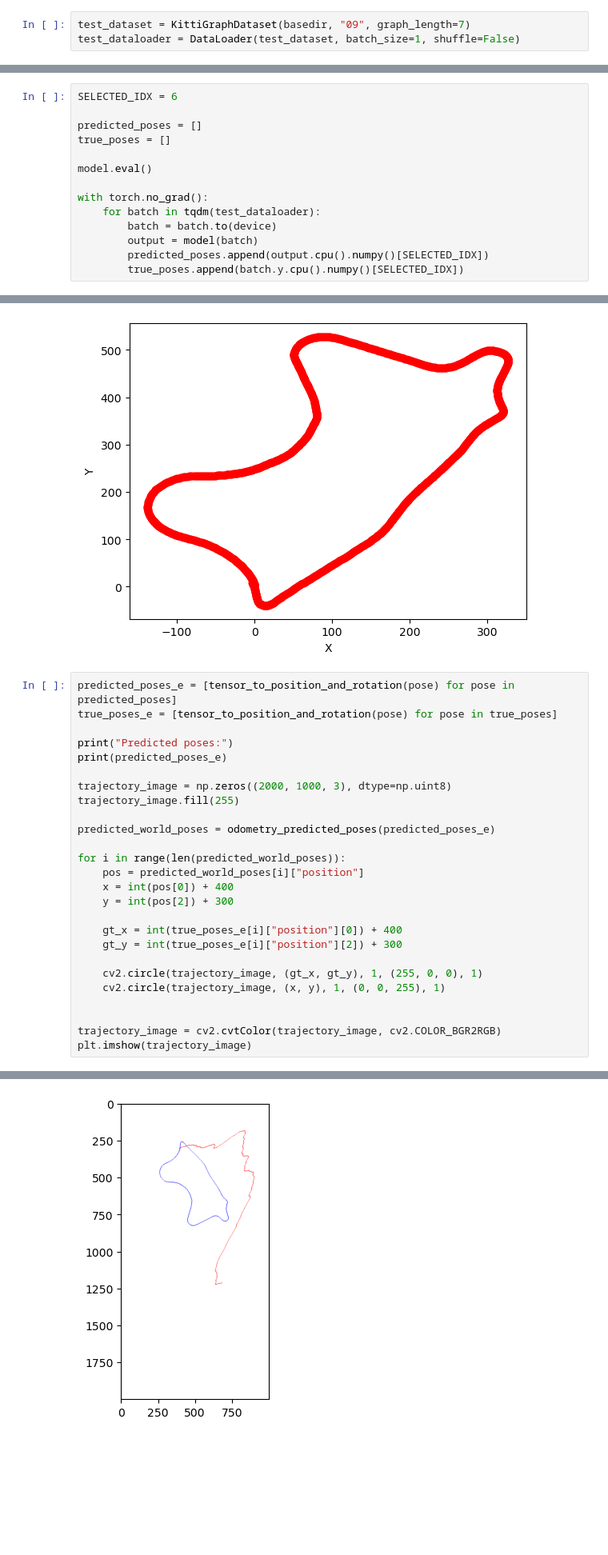
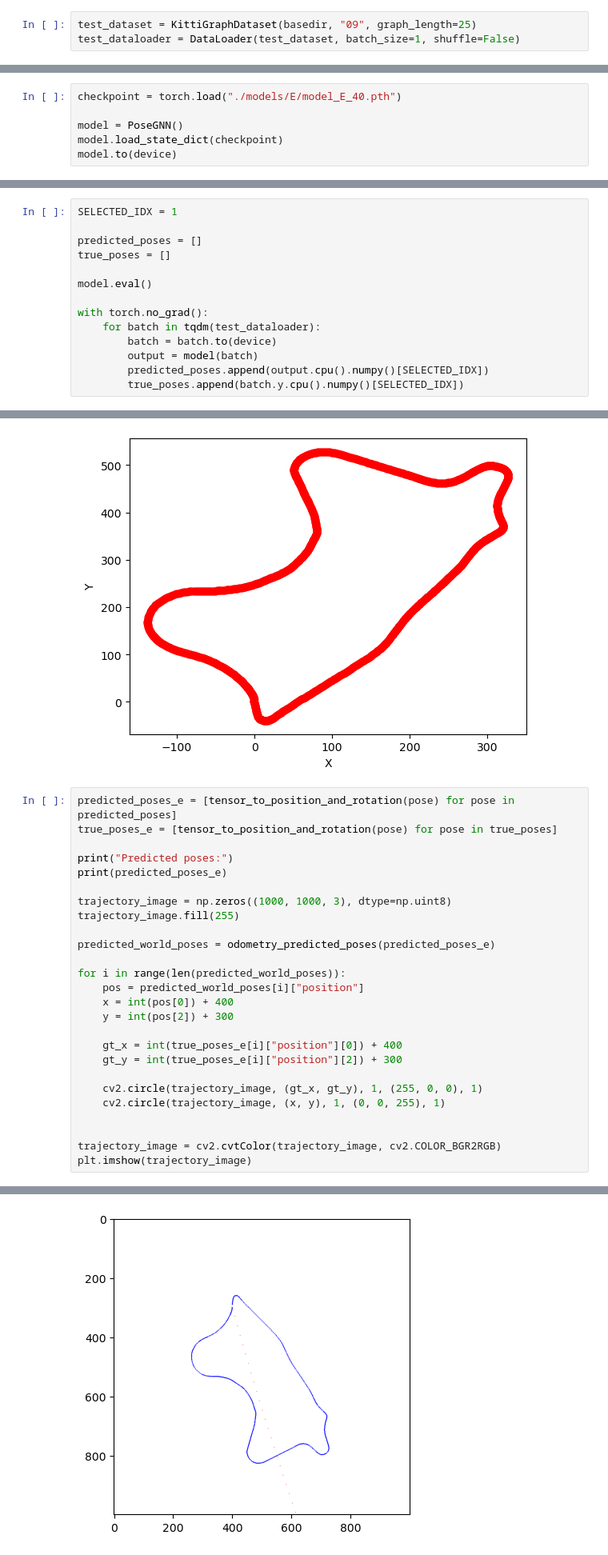
Before and after one commit to pcktm/inzynierka-posegnn, a Jupyter notebook: test.ipynb, the cells around one changed output, grey strips where cells are left out. Shown: that part at 80% size. Drawn from its saved outputs; the diff is of its cells as text; blank space fills up the shorter version.

Commit message:
implement feature vector distance based graph construction

```diff
--- a/test.ipynb
+++ b/test.ipynb
@@ -18,5 +18,5 @@ import cv2
 device = torch.device("cuda" if torch.cuda.is_available() else "cpu")
 basedir = "/home/pcktm/inzynierka/kitti/dataset"
 # %%
-test_dataset = KittiGraphDataset(basedir, "09", graph_length=7)
+test_dataset = KittiGraphDataset(basedir, "09", graph_length=25)
 test_dataloader = DataLoader(test_dataset, batch_size=1, shuffle=False)
@@ -72,3 +58,9 @@ def tensor_to_position_and_rotation(tensor):
         "position": pos,
         "rotation": rot,
     }
+# %%
+checkpoint = torch.load("./models/E/model_E_40.pth")
+
+model = PoseGNN()
+model.load_state_dict(checkpoint)
+model.to(device)
@@ -75,5 +75,5 @@ def tensor_to_position_and_rotation(tensor):
 # %%
-SELECTED_IDX = 6
+SELECTED_IDX = 1
 
 predicted_poses = []
 true_poses = []
@@ -121,7 +121,7 @@ true_poses_e = [tensor_to_position_and_rotation(pose) for pose in true_poses]
 print("Predicted poses:")
 print(predicted_poses_e)
 
-trajectory_image = np.zeros((2000, 1000, 3), dtype=np.uint8)
+trajectory_image = np.zeros((1000, 1000, 3), dtype=np.uint8)
 trajectory_image.fill(255)
 
 predicted_world_poses = odometry_predicted_poses(predicted_poses_e)
@@ -146,2 +146,2 @@ Predicted poses:
 <matplotlib.image.AxesImage at 0x...>
-[figure, old version]
+[figure, new version]
```
Also changed, not shown: parts of 4 cells of this notebook, 2 other files.
